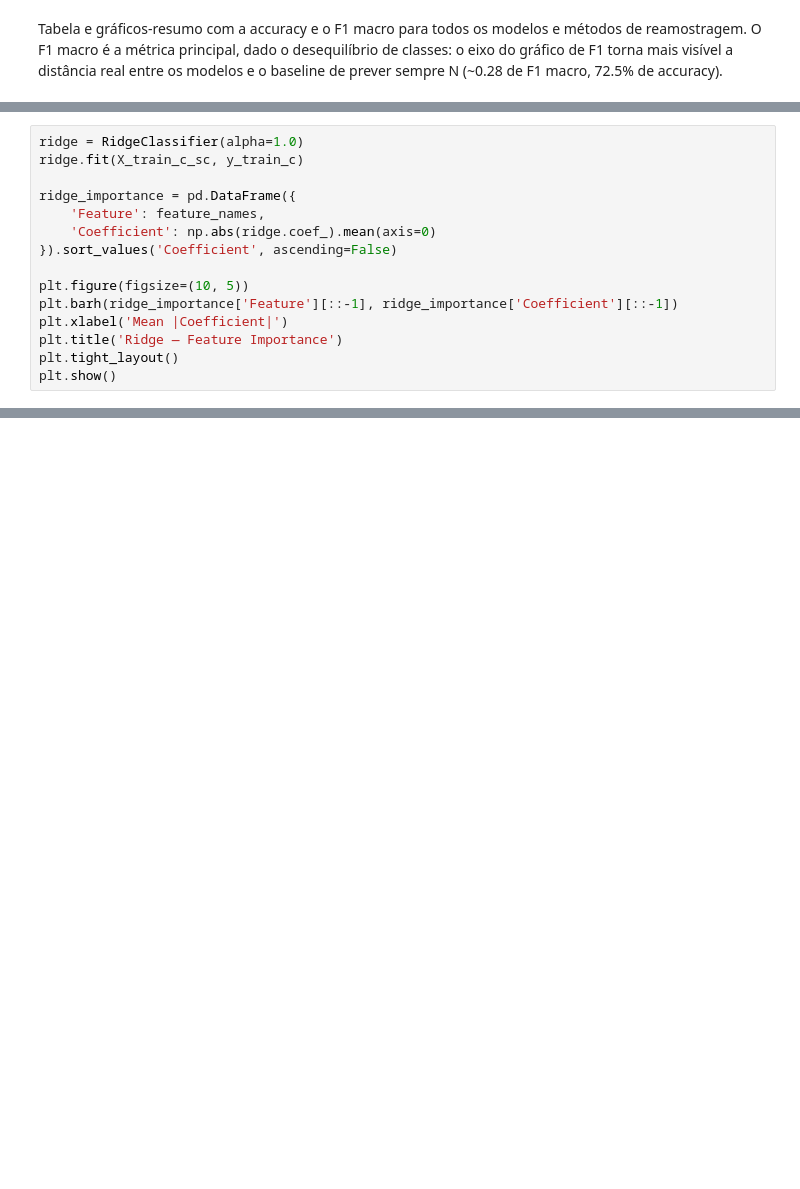
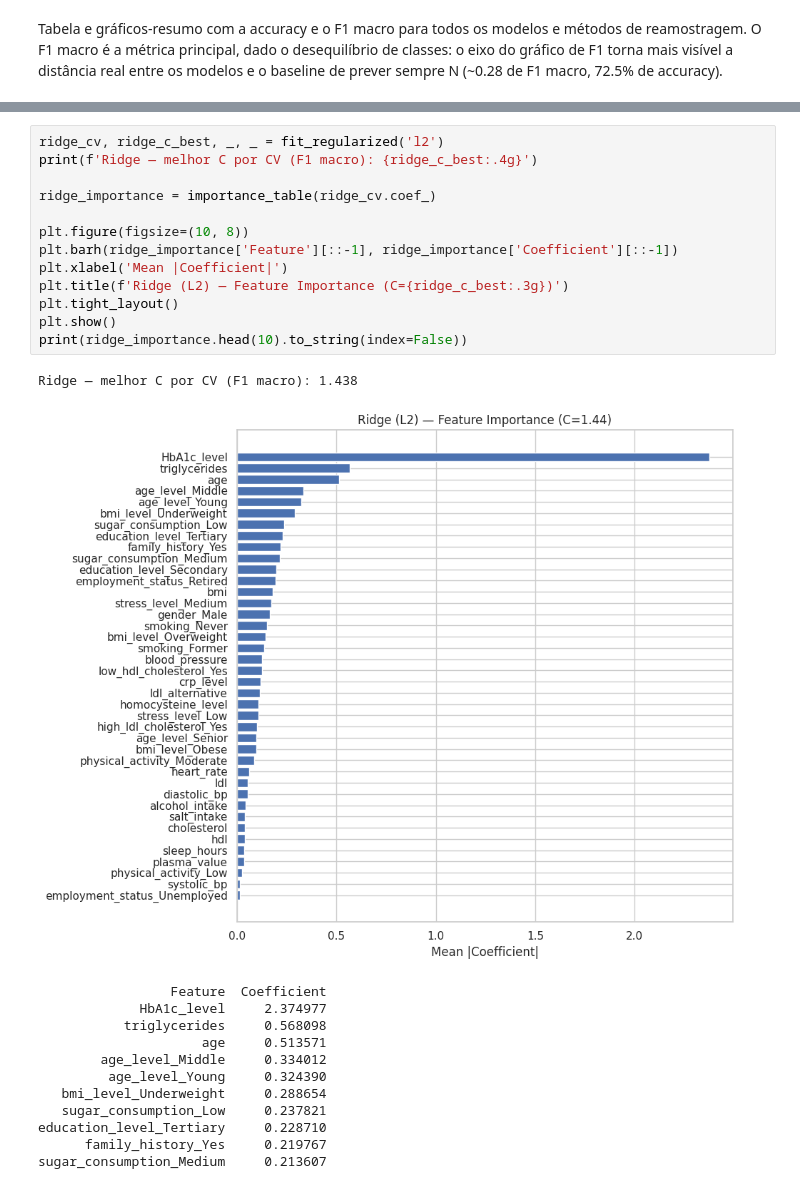
Before and after one commit to LuisMNSantos/APRAU-Cardiometabolic-ML, a Jupyter notebook: notebooks/aprau_grupo18.ipynb, the cells around one changed output, grey strips where cells are left out. Drawn from its saved outputs; the diff is of its cells as text; blank space fills up the shorter version.

```diff
--- a/notebooks/aprau_grupo18.ipynb
+++ b/notebooks/aprau_grupo18.ipynb
@@ -1185,15 +1243,0 @@ fs_comparison.append(evaluate_features(X_clf, 'All Features'))
-# %%
-ridge = RidgeClassifier(alpha=1.0)
-ridge.fit(X_train_c_sc, y_train_c)
-
-ridge_importance = pd.DataFrame({
-    'Feature': feature_names,
-    'Coefficient': np.abs(ridge.coef_).mean(axis=0)
-}).sort_values('Coefficient', ascending=False)
-
-plt.figure(figsize=(10, 5))
-plt.barh(ridge_importance['Feature'][::-1], ridge_importance['Coefficient'][::-1])
-plt.xlabel('Mean |Coefficient|')
-plt.title('Ridge — Feature Importance')
-plt.tight_layout()
-plt.show()
@@ -1366,0 +1325,27 @@ A EDA (secção 2.7.5) previu explicitamente que features com imputação massiv
+# %%
+ridge_cv, ridge_c_best, _, _ = fit_regularized('l2')
+print(f'Ridge — melhor C por CV (F1 macro): {ridge_c_best:.4g}')
+
+ridge_importance = importance_table(ridge_cv.coef_)
+
+plt.figure(figsize=(10, 8))
+plt.barh(ridge_importance['Feature'][::-1], ridge_importance['Coefficient'][::-1])
+plt.xlabel('Mean |Coefficient|')
+plt.title(f'Ridge (L2) — Feature Importance (C={ridge_c_best:.3g})')
+plt.tight_layout()
+plt.show()
+print(ridge_importance.head(10).to_string(index=False))
+# %% [output]
+Ridge — melhor C por CV (F1 macro): 1.438
+[figure, added]
+                 Feature  Coefficient
+             HbA1c_level     2.374977
+           triglycerides     0.568098
+                     age     0.513571
+        age_level_Middle     0.334012
+         age_level_Young     0.324390
+   bmi_level_Underweight     0.288654
+   sugar_consumption_Low     0.237821
+education_level_Tertiary     0.228710
+      family_history_Yes     0.219767
+sugar_consumption_Medium     0.213607
```
Also changed, not shown: parts of 104 cells of this notebook.
